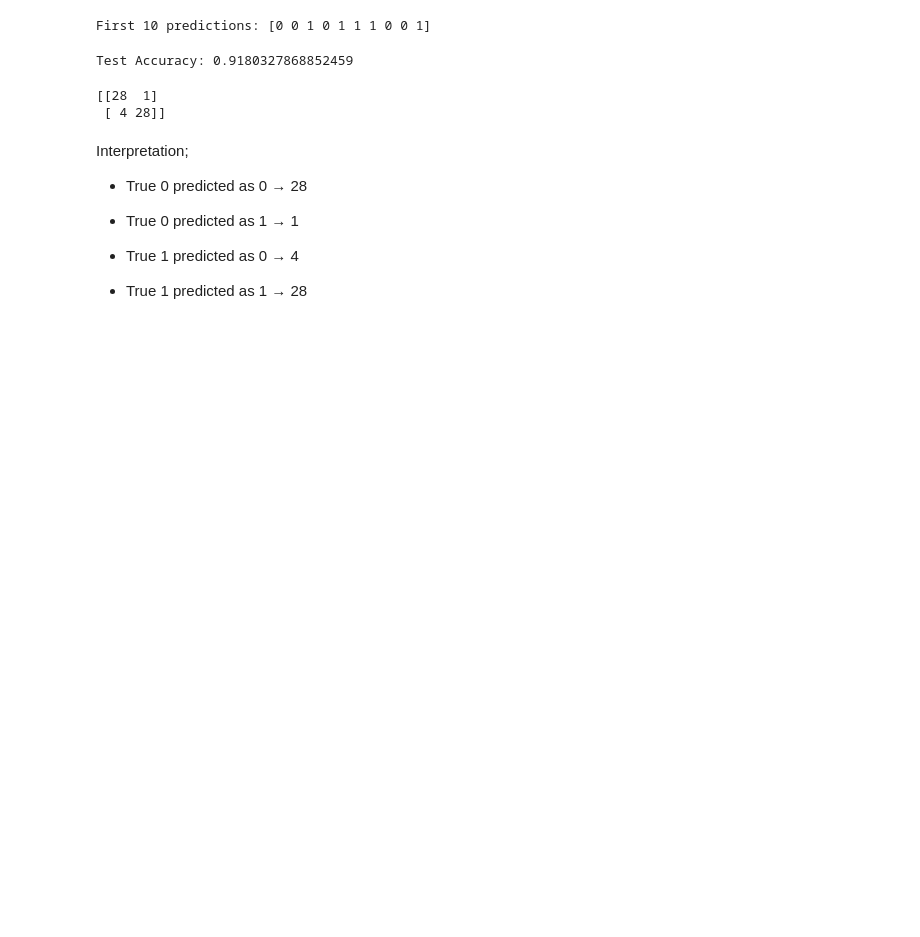
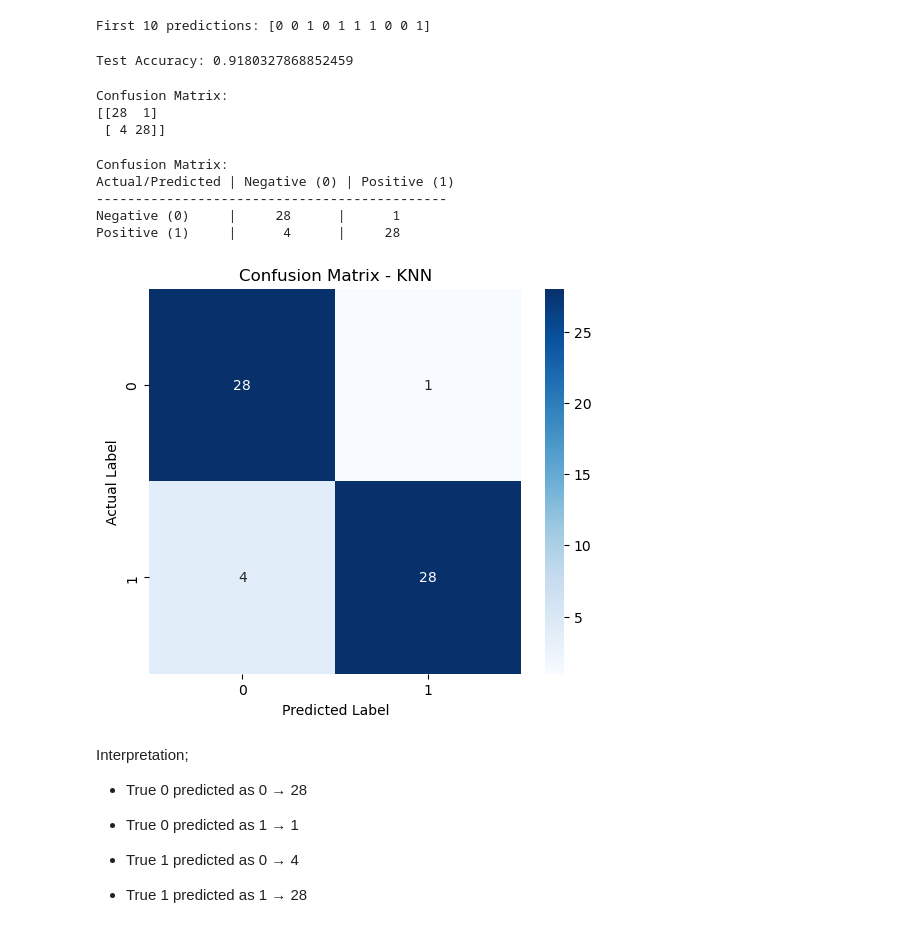
Before and after one commit to priscillanzula/Heart_disease_prediction, a Jupyter notebook: heart-disease_pred.ipynb, the cells around one changed output. Drawn from its saved outputs; the diff is of its cells as text; code cells hidden in the pictures; blank space fills up the shorter version.

```diff
--- a/heart-disease_pred.ipynb
+++ b/heart-disease_pred.ipynb
@@ -826,9 +806,40 @@ Test Accuracy: 0.9180327868852459
 # %%
-cm_knn= confusion_matrix(y_test,predictions_knn )
+cm_knn = confusion_matrix(y_test, predictions_knn)
+print("Confusion Matrix:")
 print(cm_knn)
 # %% [output]
+Confusion Matrix:
 [[28  1]
  [ 4 28]]
+# %%
+from sklearn.metrics import confusion_matrix
+import numpy as np
+
+cm_knn = confusion_matrix(y_test, predictions_knn)
+
+print("Confusion Matrix:")
+print("Actual/Predicted | Negative (0) | Positive (1)")
+print("-" * 45)
+print(f"Negative (0)     | {cm_knn[0,0]:^11} | {cm_knn[0,1]:^11}")
+print(f"Positive (1)     | {cm_knn[1,0]:^11} | {cm_knn[1,1]:^11}")
+# %% [output]
+Confusion Matrix:
+Actual/Predicted | Negative (0) | Positive (1)
+---------------------------------------------
+Negative (0)     |     28      |      1
+Positive (1)     |      4      |     28
+# %%
+from sklearn.metrics import confusion_matrix
+cm_knn = confusion_matrix(y_test, predictions_knn)
+
+plt.figure(figsize=(6, 5))
+sns.heatmap(cm_knn, annot=True, fmt='d', cmap='Blues')
+plt.title('Confusion Matrix - KNN')
+plt.ylabel('Actual Label')
+plt.xlabel('Predicted Label')
+plt.show()
+# %% [output]
+[figure, added]
 # %% [markdown]
 Interpretation;
 - True 0 predicted as 0 → 28
```
Also changed, not shown: parts of 15 cells of this notebook.
